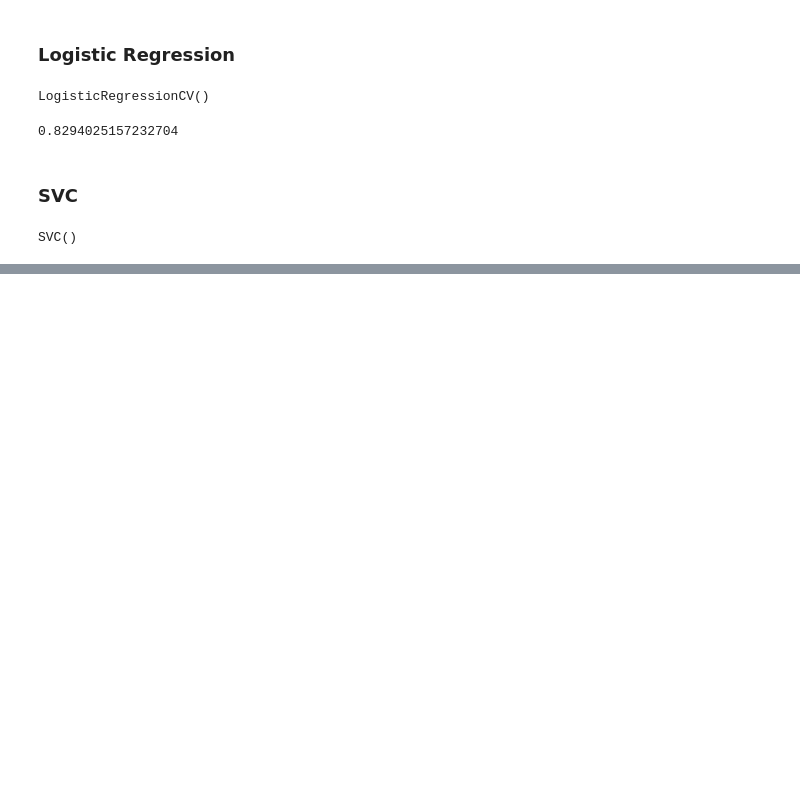
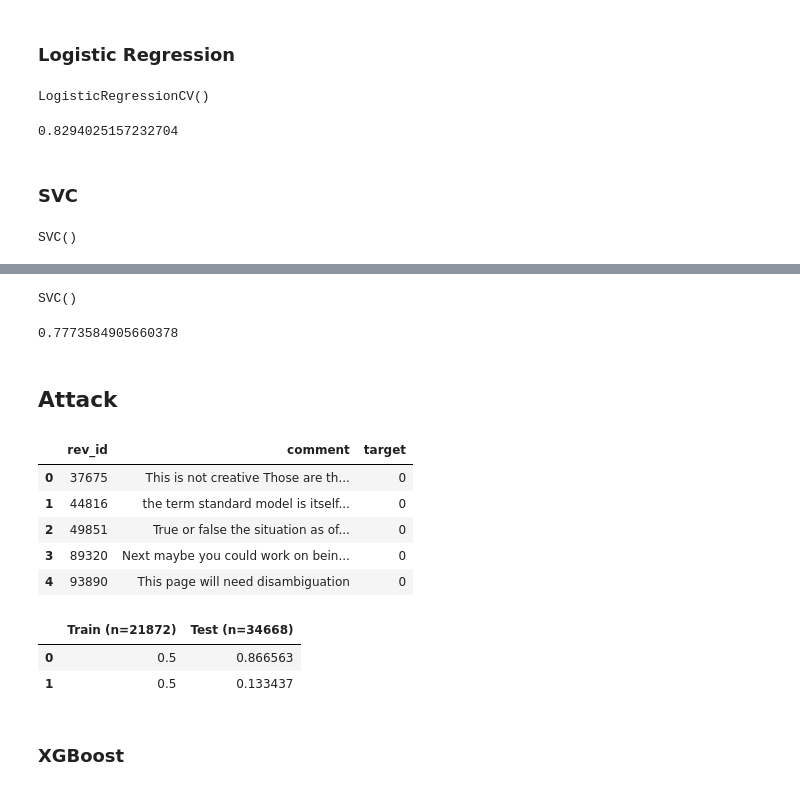
Before and after one commit to ctnormand1/cyber_bullying_detection, a Jupyter notebook: model_metrics/metrics_recall.ipynb, the cells around one changed output, grey strips where cells are left out. Drawn from its saved outputs; the diff is of its cells as text; code cells hidden in the pictures; blank space fills up the shorter version.

```diff
--- a/model_metrics/metrics_recall.ipynb
+++ b/model_metrics/metrics_recall.ipynb
@@ -178,0 +368,10 @@ recall_score(y_test, svc.predict(X_test_cvec_svc))
+# %%
+# Fit the model
+svc.fit(X_train_cvec, y_train)
+# %% [output]
+SVC()
+# %%
+# Recall score
+recall_score(y_test, svc.predict(X_test_cvec))
+# %% [output]
+0.7773584905660378
@@ -178,0 +380,13 @@ recall_score(y_test, svc.predict(X_test_cvec_svc))
+# %% [markdown]
+## Attack
+# %%
+# Read in cleaned attack file
+attack_df = pd.read_csv('../clean data/attack_clean.csv')
+attack_df.head()
+# %% [output]
+|  | rev_id | comment | target |
+| 0 | 37675 | This is not creative Those are th... | 0 |
+| 1 | 44816 | the term standard model is itself... | 0 |
+| 2 | 49851 | True or false the situation as of... | 0 |
+| 3 | 89320 | Next maybe you could work on bein... | 0 |
+| 4 | 93890 | This page will need disambiguation | 0 |
@@ -178,0 +399,11 @@ recall_score(y_test, svc.predict(X_test_cvec_svc))
+# %%
+# View the split for the train and test data
+pd.DataFrame({
+    f'Train (n={y_train.shape[0]})': y_train.value_counts(normalize=True),
+    f'Test (n={y_test.shape[0]})': y_test.value_counts(normalize=True)})
+# %% [output]
+|  | Train (n=21872) | Test (n=34668) |
+| 0 | 0.5 | 0.866563 |
+| 1 | 0.5 | 0.133437 |
+# %% [markdown]
+### XGBoost
```
Also changed, not shown: parts of 71 cells of this notebook.
